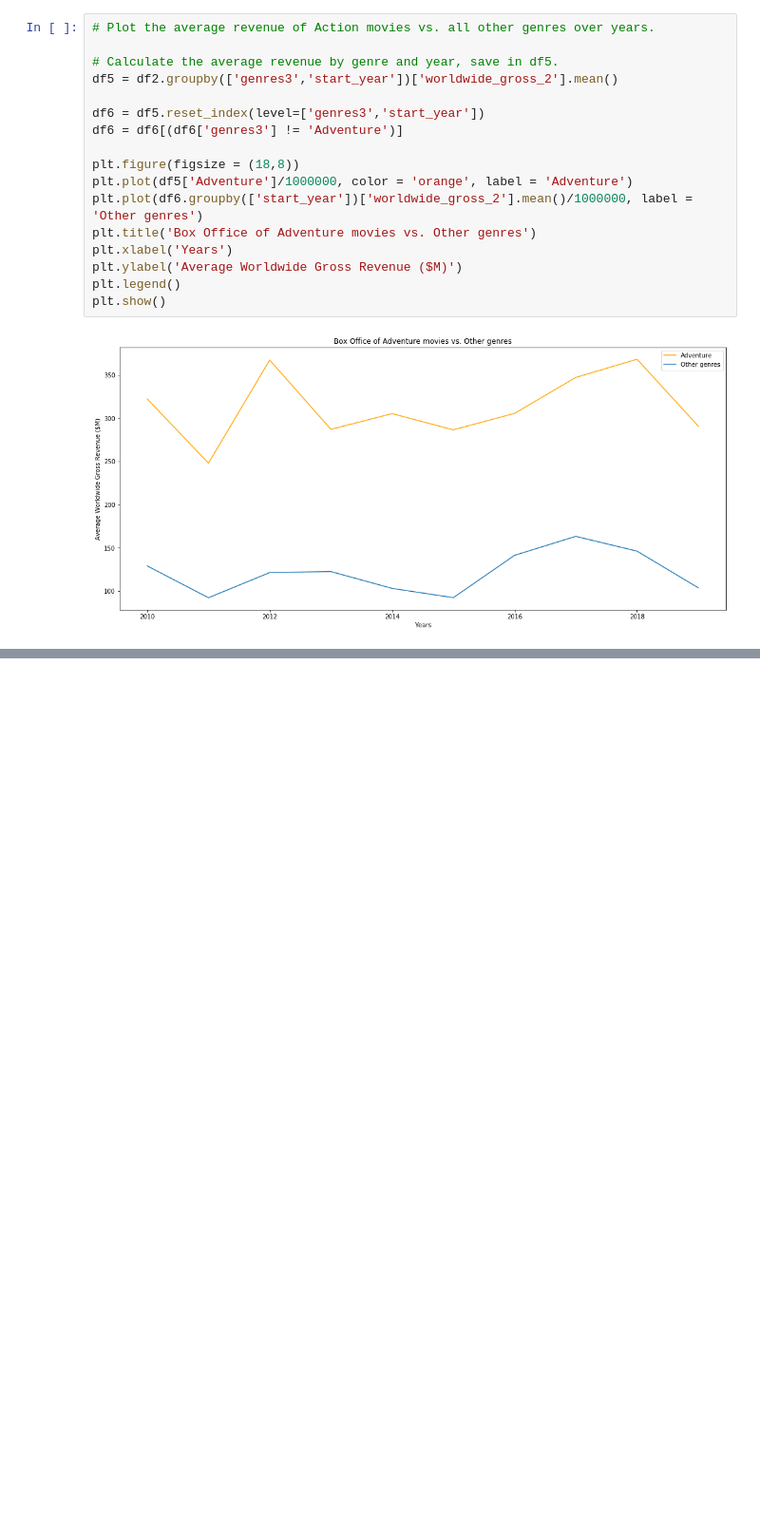
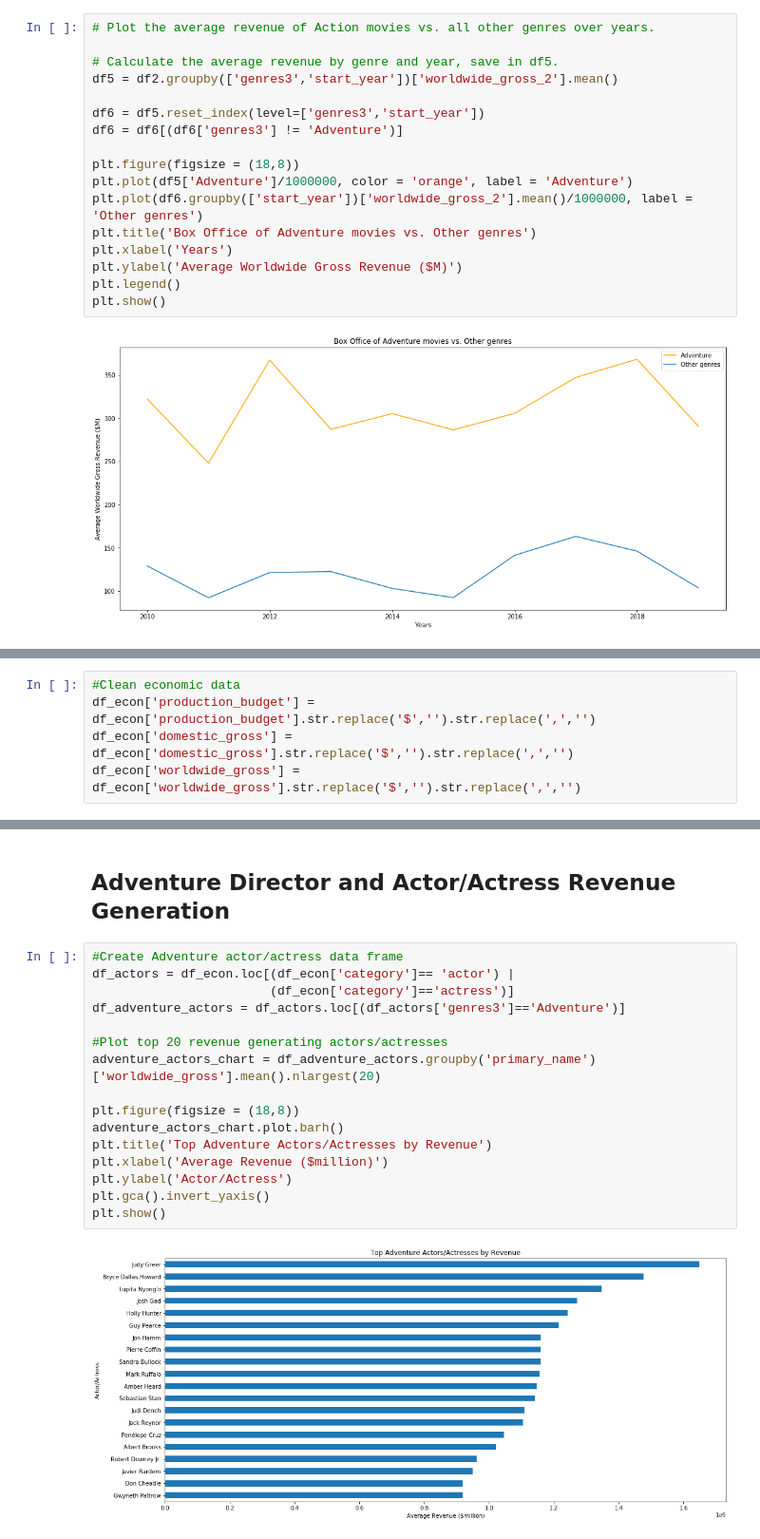
Before and after one commit to tcrispi/Mod1-Project, a Jupyter notebook: Team4_Presentation_final_v1.ipynb, the cells around one changed output, grey strips where cells are left out. Shown at 95% size. Drawn from its saved outputs; the diff is of its cells as text; blank space fills up the shorter version.

```diff
--- a/Team4_Presentation_final_v1.ipynb
+++ b/Team4_Presentation_final_v1.ipynb
@@ -335,0 +367,5 @@ df7.head()
+# %%
+#Clean economic data
+df_econ['production_budget'] = df_econ['production_budget'].str.replace('$','').str.replace(',','')
+df_econ['domestic_gross'] = df_econ['domestic_gross'].str.replace('$','').str.replace(',','')
+df_econ['worldwide_gross'] = df_econ['worldwide_gross'].str.replace('$','').str.replace(',','')
@@ -335,0 +415,20 @@ df7.head()
+# %% [markdown]
+## Adventure Director and Actor/Actress Revenue Generation
+# %%
+#Create Adventure actor/actress data frame
+df_actors = df_econ.loc[(df_econ['category']== 'actor') |
+                        (df_econ['category']=='actress')]
+df_adventure_actors = df_actors.loc[(df_actors['genres3']=='Adventure')]
+
+#Plot top 20 revenue generating actors/actresses
+adventure_actors_chart = df_adventure_actors.groupby('primary_name')['worldwide_gross'].mean().nlargest(20)
+
+plt.figure(figsize = (18,8))
+adventure_actors_chart.plot.barh()
+plt.title('Top Adventure Actors/Actresses by Revenue')
+plt.xlabel('Average Revenue ($million)')
+plt.ylabel('Actor/Actress')
+plt.gca().invert_yaxis()
+plt.show()
+# %% [output]
+[figure, added]
```
Also changed, not shown: parts of 20 cells of this notebook.
